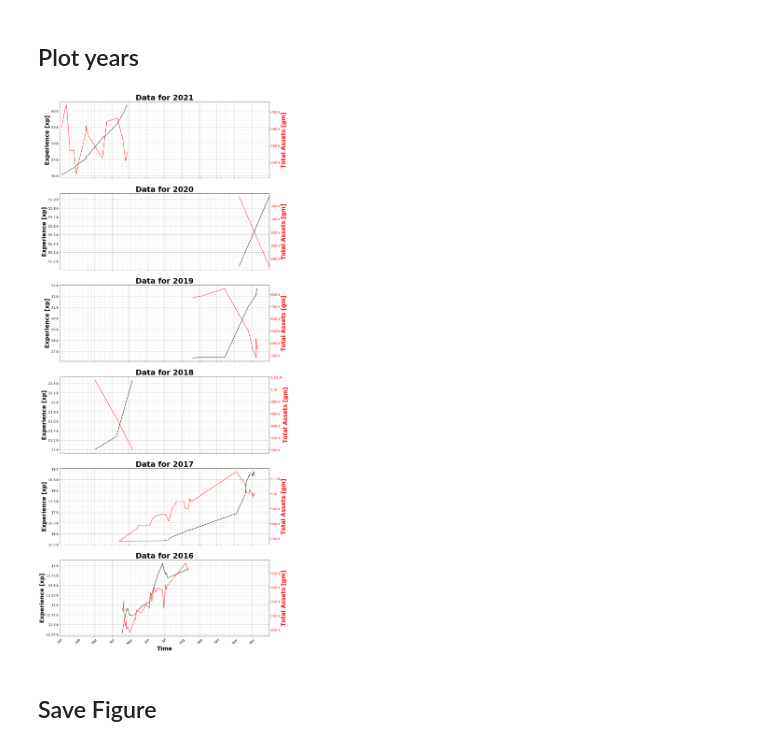
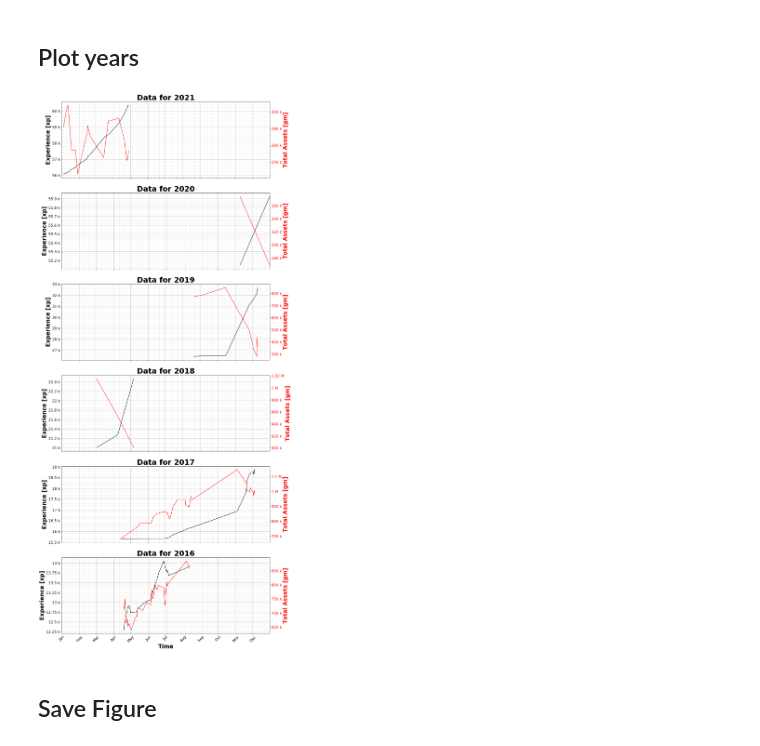
Before and after one commit to KasparJohannesSchneider/FreewarStats, a Jupyter notebook: analysis.ipynb, the cells around one changed output. Cells and saved outputs as stored; diff of their text form; code cells hidden in the pictures.

```diff
--- a/analysis.ipynb
+++ b/analysis.ipynb
@@ -50,12 +50,12 @@ ax2.tick_params(axis='y',labelcolor='red')
 ax.xaxis.set_major_locator(mdates.MonthLocator(interval=6))
 ax.xaxis.set_major_formatter(mdates.DateFormatter('%b %Y'))
 ax.xaxis.set_tick_params(rotation=45)
-ax.xaxis.set_tick_params(labelsize=14)
+ax.xaxis.set_tick_params(labelsize=16)
 
 # format y-axis
 y_formatter = ticker.EngFormatter('')
 ax.yaxis.set_major_formatter(y_formatter)
 ax2.yaxis.set_major_formatter(y_formatter)
-ax.yaxis.set_tick_params(labelsize=14)
-ax2.yaxis.set_tick_params(labelsize=14)
+ax.yaxis.set_tick_params(labelsize=16)
+ax2.yaxis.set_tick_params(labelsize=16)
 # %% [output]
@@ -85,37 +85,37 @@ for year in reversed(years):
     # grid
     axs[i].grid()
     axs[i].minorticks_on()
     axs[i].grid(b=True, which='minor', color='#999999', linestyle='-', alpha=0.2)
 
     # text
     axs[i].set_title('Data for ' + str(year), fontsize=32,fontweight='bold')
     if year == years[0]:
         axs[i].set_xlabel('Time',fontsize=24,fontweight='bold')
     axs[i].set_ylabel('Experience [xp]',fontsize=24,fontweight='bold')
 
     # Add second y-axis
     ax2 = axs[i].twinx()
     ax2.plot_date(filtered['date'],filtered['total'],'r-')
     ax2.set_ylabel('Total Assets [gm]',color='red',fontsize=24,fontweight='bold')
     ax2.tick_params(axis='y',labelcolor='red')
 
     # format x-axis
     axs[i].set_xlim([datetime(year, 1, 1), datetime(year, 12, 31)])
     axs[i].xaxis.set_major_locator(mdates.MonthLocator(interval=1))
     axs[i].xaxis.set_major_formatter(mdates.DateFormatter('%b'))
     if not year == years[0]:
         axs[i].xaxis.set_ticklabels([])
     axs[i].xaxis.set_tick_params(rotation=45)
-    axs[i].xaxis.set_tick_params(labelsize=14)
+    axs[i].xaxis.set_tick_params(labelsize=16)
 
     # format y-axis
     y_formatter = ticker.EngFormatter('')
     axs[i].yaxis.set_major_formatter(y_formatter)
     ax2.yaxis.set_major_formatter(y_formatter)
-    axs[i].yaxis.set_tick_params(labelsize=14)
-    ax2.yaxis.set_tick_params(labelsize=14)
+    axs[i].yaxis.set_tick_params(labelsize=16)
+    ax2.yaxis.set_tick_params(labelsize=16)
 # %% [output]
-[figure, old version]
+[figure, new version]
 # %% [markdown]
 ## Save Figure
 # %%
```
Also changed, not shown: parts of 2 cells of this notebook, 6 other files.
